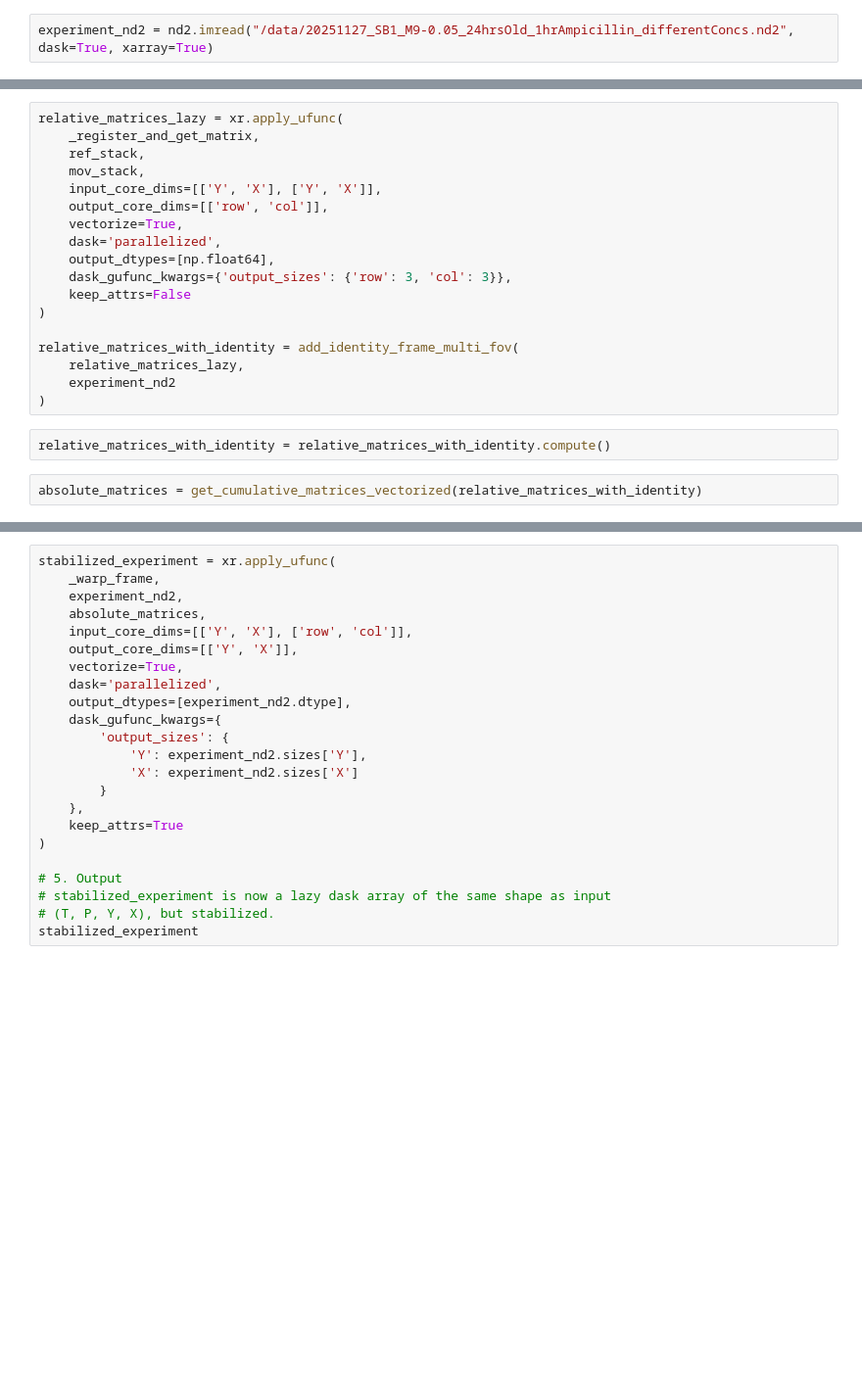
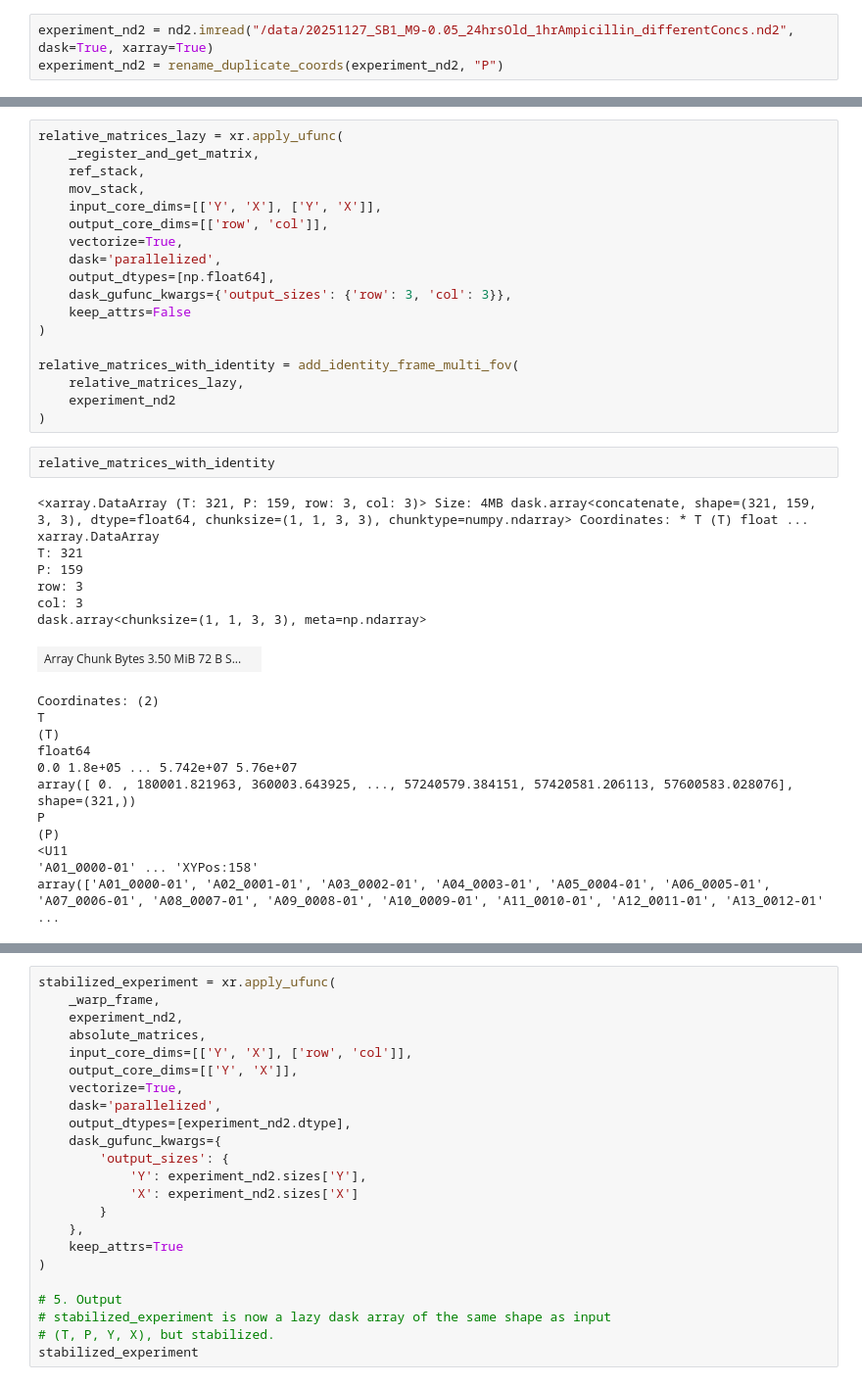
Before and after one commit to georgeoshardo/PyMMM, a Jupyter notebook: testing_rework.ipynb, the cells around one changed output, grey strips where cells are left out. Shown: that part at 98% size. Saved outputs shown, nothing was run; the diff lists cells and outputs as text; blank space fills up the shorter version.

```diff
--- a/testing_rework.ipynb
+++ b/testing_rework.ipynb
@@ -146,5 +264,6 @@ def _register_and_get_matrix(ref: np.ndarray, mov: np.ndarray) -> np.ndarray:
 # %%
 experiment_nd2 = nd2.imread("/data/20251127_SB1_M9-0.05_24hrsOld_1hrAmpicillin_differentConcs.nd2", dask=True, xarray=True)
+experiment_nd2 = rename_duplicate_coords(experiment_nd2, "P")
 # %%
 ref_stack = experiment_nd2.isel(T=slice(0, -1))
 mov_stack = experiment_nd2.isel(T=slice(1, None))
@@ -167,7 +286,25 @@ relative_matrices_with_identity = add_identity_frame_multi_fov(
     relative_matrices_lazy,
     experiment_nd2
 )
-# %%
-relative_matrices_with_identity = relative_matrices_with_identity.compute()
-# %%
-absolute_matrices = get_cumulative_matrices_vectorized(relative_matrices_with_identity)
+# %%
+relative_matrices_with_identity
+# %% [output]
+<xarray.DataArray (T: 321, P: 159, row: 3, col: 3)> Size: 4MB dask.array<concatenate, shape=(321, 159, 3, 3), dtype=float64, chunksize=(1, 1, 3, 3), chunktype=numpy.ndarray> Coordinates: * T (T) float ...
+xarray.DataArray
+T: 321
+P: 159
+row: 3
+col: 3
+dask.array<chunksize=(1, 1, 3, 3), meta=np.ndarray>
+| Array Chunk Bytes 3.50 MiB 72 B S... |  |
+Coordinates: (2)
+T
+(T)
+float64
+0.0 1.8e+05 ... 5.742e+07 5.76e+07
+array([ 0. , 180001.821963, 360003.643925, ..., 57240579.384151, 57420581.206113, 57600583.028076], shape=(321,))
+P
+(P)
+<U11
+'A01_0000-01' ... 'XYPos:158'
+array(['A01_0000-01', 'A02_0001-01', 'A03_0002-01', 'A04_0003-01', 'A05_0004-01', 'A06_0005-01', 'A07_0006-01', 'A08_0007-01', 'A09_0008-01', 'A10_0009-01', 'A11_0010-01', 'A12_0011-01', 'A13_0012-01' ...
```
Also changed, not shown: parts of 14 cells of this notebook, 3 other files.
